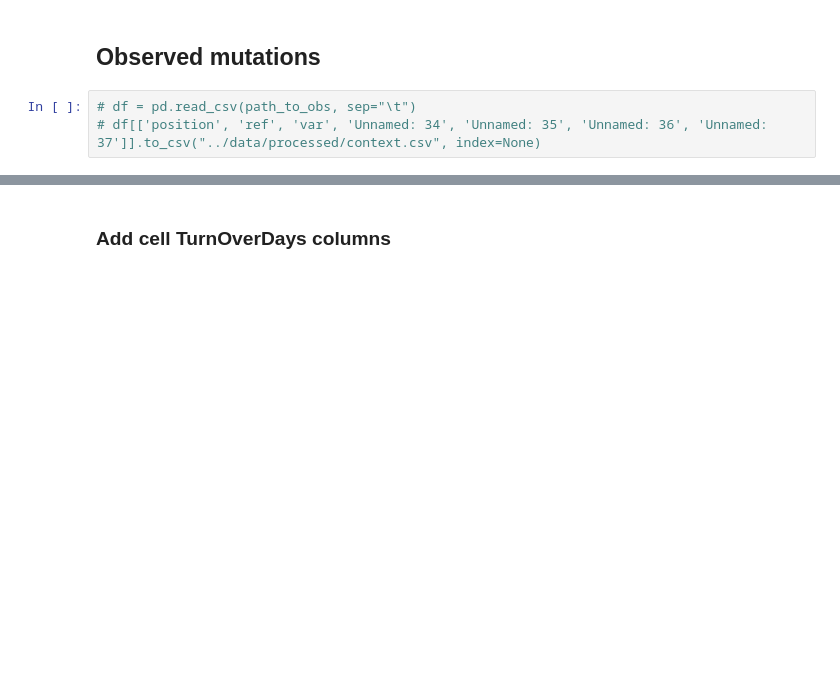
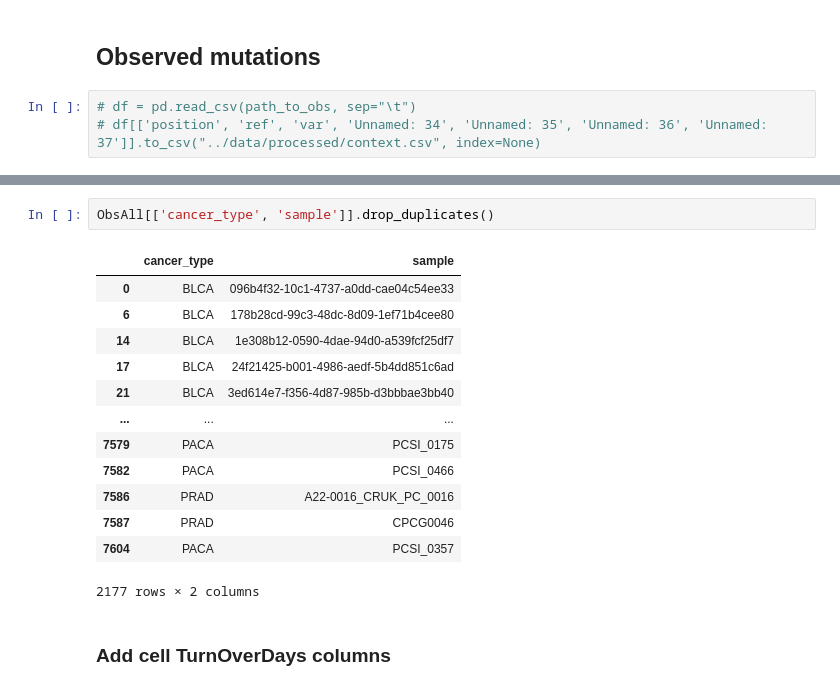
Before and after one commit to mitoclub/mtdnaMutSpecOfCancers, a Jupyter notebook: notebooks/mut_EDA.ipynb, the cells around one changed output, grey strips where cells are left out. Cells and saved outputs as stored; diff of their text form; blank space fills up the shorter version.

```diff
--- a/notebooks/mut_EDA.ipynb
+++ b/notebooks/mut_EDA.ipynb
@@ -66,3 +71,19 @@ ObsAll.head()
+# %%
+ObsAll[['cancer_type', 'sample']].drop_duplicates()
+# %% [output]
+|  | cancer_type | sample |
+| 0 | BLCA | 096b4f32-10c1-4737-a0dd-cae04c54ee33 |
+| 6 | BLCA | 178b28cd-99c3-48dc-8d09-1ef71b4cee80 |
+| 14 | BLCA | 1e308b12-0590-4dae-94d0-a539fcf25df7 |
+| 17 | BLCA | 24f21425-b001-4986-aedf-5b4dd851c6ad |
+| 21 | BLCA | 3ed614e7-f356-4d87-985b-d3bbbae3bb40 |
+| ... | ... | ... |
+| 7579 | PACA | PCSI_0175 |
+| 7582 | PACA | PCSI_0466 |
+| 7586 | PRAD | A22-0016_CRUK_PC_0016 |
+| 7587 | PRAD | CPCG0046 |
+| 7604 | PACA | PCSI_0357 |
+2177 rows × 2 columns
 # %% [markdown]
 ### Add cell TurnOverDays columns
 # %%
```
Also changed, not shown: parts of 3 cells of this notebook, 1 other file.
